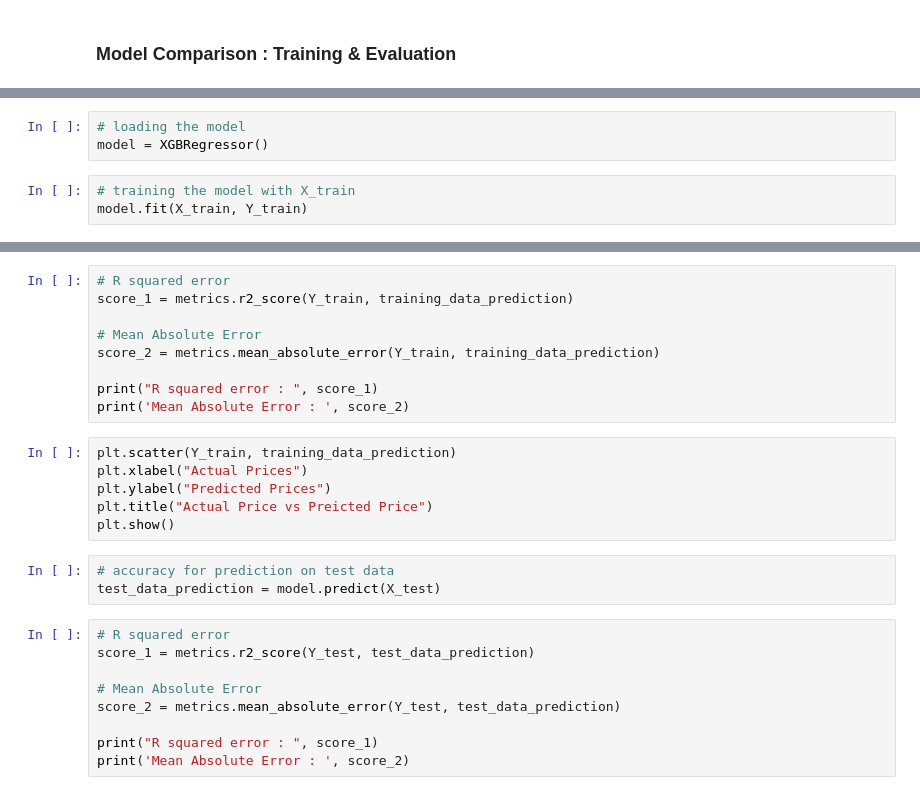
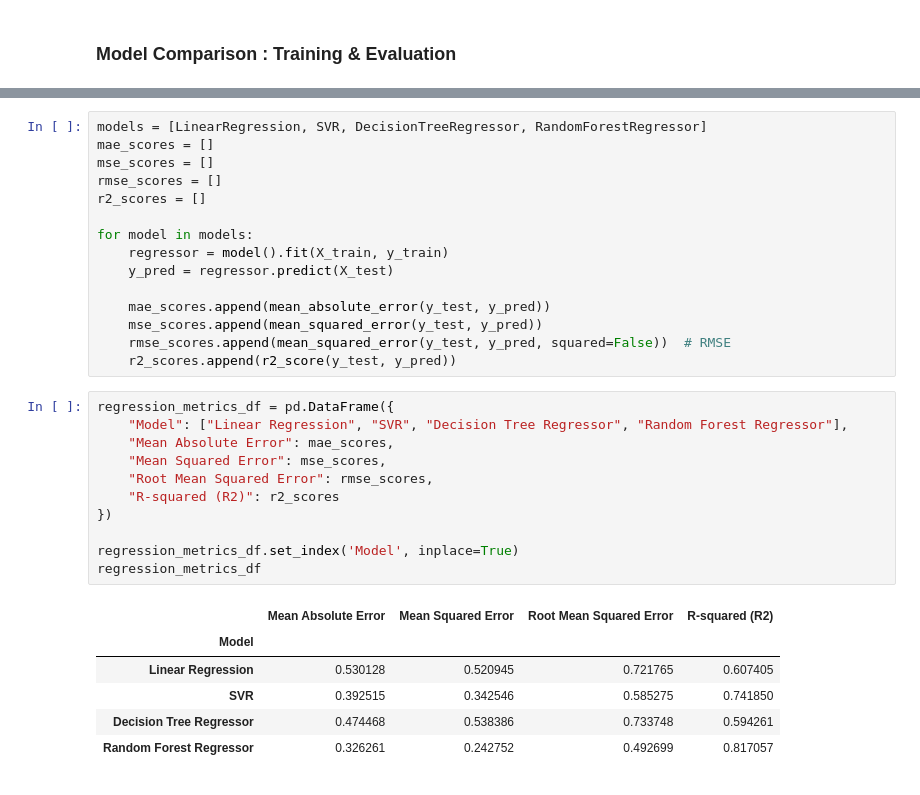
Before and after one commit to manishkr1754/30_Days_30_ML_Projects_Challenge, a Jupyter notebook: Day3_Project3_California House Price Prediction.ipynb, the cells around one changed output, grey strips where cells are left out. Saved outputs shown, nothing was run; the diff lists cells and outputs as text.

Commit message:
Completed Model Building

```diff
--- a/Day3_Project3_California House Price Prediction.ipynb
+++ b/Day3_Project3_California House Price Prediction.ipynb
@@ -304,6 +299,0 @@ regression_metrics_df = pd.DataFrame({
-# %%
-# loading the model
-model = XGBRegressor()
-# %%
-# training the model with X_train
-model.fit(X_train, Y_train)
@@ -315,27 +300,33 @@ print(training_data_prediction)
-# %%
-# R squared error
-score_1 = metrics.r2_score(Y_train, training_data_prediction)
-
-# Mean Absolute Error
-score_2 = metrics.mean_absolute_error(Y_train, training_data_prediction)
-
-print("R squared error : ", score_1)
-print('Mean Absolute Error : ', score_2)
-# %%
-plt.scatter(Y_train, training_data_prediction)
-plt.xlabel("Actual Prices")
-plt.ylabel("Predicted Prices")
-plt.title("Actual Price vs Preicted Price")
-plt.show()
-# %%
-# accuracy for prediction on test data
-test_data_prediction = model.predict(X_test)
-# %%
-# R squared error
-score_1 = metrics.r2_score(Y_test, test_data_prediction)
-
-# Mean Absolute Error
-score_2 = metrics.mean_absolute_error(Y_test, test_data_prediction)
-
-print("R squared error : ", score_1)
-print('Mean Absolute Error : ', score_2)
+# %%
+models = [LinearRegression, SVR, DecisionTreeRegressor, RandomForestRegressor]
+mae_scores = []
+mse_scores = []
+rmse_scores = []
+r2_scores = []
+
+for model in models:
+    regressor = model().fit(X_train, y_train)
+    y_pred = regressor.predict(X_test)
+
+    mae_scores.append(mean_absolute_error(y_test, y_pred))
+    mse_scores.append(mean_squared_error(y_test, y_pred))
+    rmse_scores.append(mean_squared_error(y_test, y_pred, squared=False))  # RMSE
+    r2_scores.append(r2_score(y_test, y_pred))
+# %%
+regression_metrics_df = pd.DataFrame({
+    "Model": ["Linear Regression", "SVR", "Decision Tree Regressor", "Random Forest Regressor"],
+    "Mean Absolute Error": mae_scores,
+    "Mean Squared Error": mse_scores,
+    "Root Mean Squared Error": rmse_scores,
+    "R-squared (R2)": r2_scores
+})
+
+regression_metrics_df.set_index('Model', inplace=True)
+regression_metrics_df
+# %% [output]
+|  | Mean Absolute Error | Mean Squared Error | Root Mean Squared Error | R-squared (R2) |
+| Model |  |  |  |  |
+| Linear Regression | 0.530128 | 0.520945 | 0.721765 | 0.607405 |
+| SVR | 0.392515 | 0.342546 | 0.585275 | 0.741850 |
+| Decision Tree Regressor | 0.474468 | 0.538386 | 0.733748 | 0.594261 |
+| Random Forest Regressor | 0.326261 | 0.242752 | 0.492699 | 0.817057 |
```
Also changed, not shown: parts of 4 cells of this notebook.
